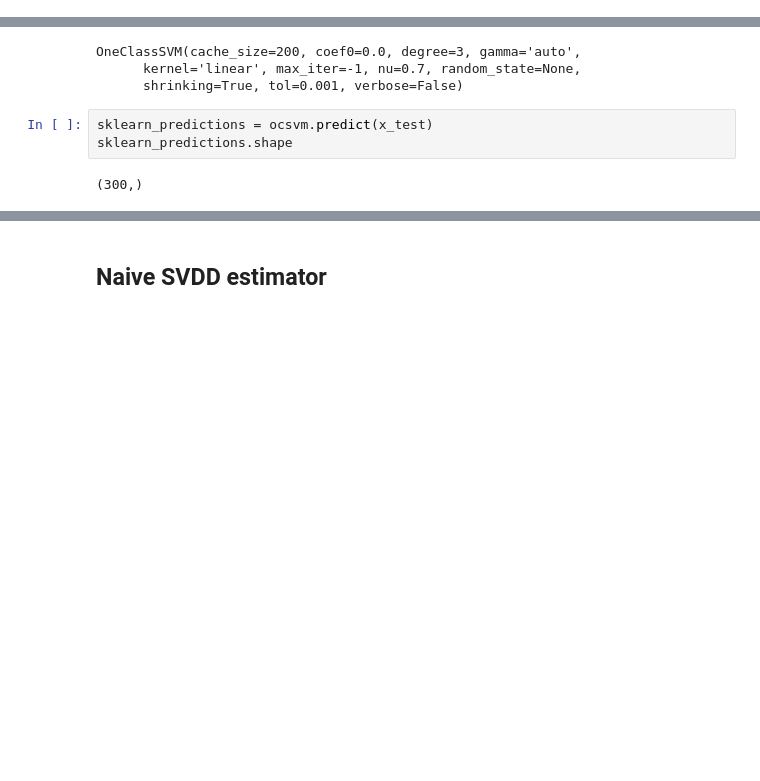
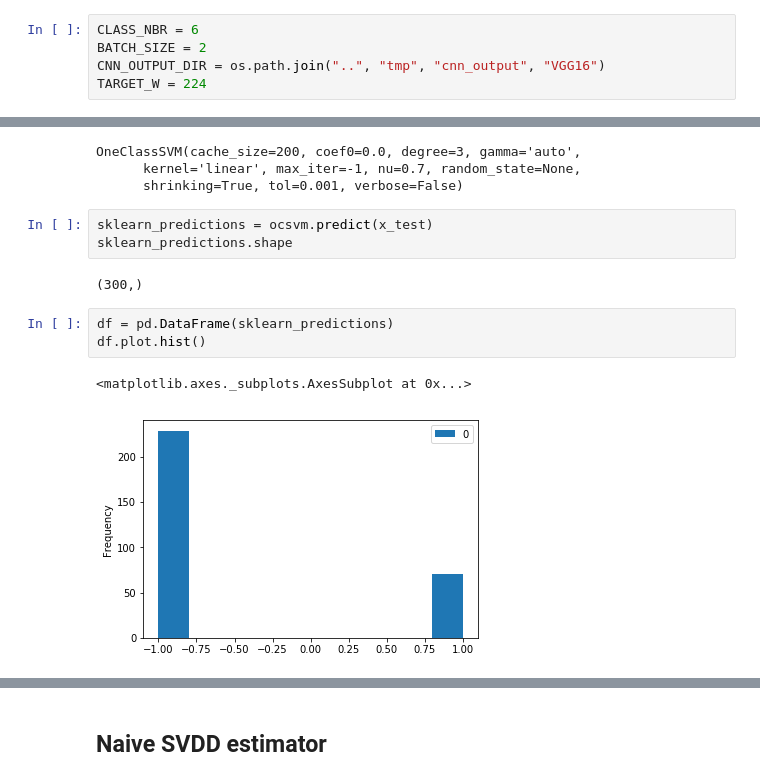
Before and after one commit to DEKHTIARJonathan/DeepOneClass, a Jupyter notebook: source_files/main.ipynb, the cells around one changed output, grey strips where cells are left out. Saved outputs shown, nothing was run; the diff lists cells and outputs as text; blank space fills up the shorter version.

```diff
--- a/source_files/main.ipynb
+++ b/source_files/main.ipynb
@@ -6,6 +6,11 @@ import tensorflow as tf
 
 tf.set_random_seed(1)
 np.random.seed(1)
+# %%
+CLASS_NBR = 6
+BATCH_SIZE = 2
+CNN_OUTPUT_DIR = os.path.join("..", "tmp", "cnn_output", "VGG16")
+TARGET_W = 224
 # %% [markdown]
 # Input data
 # %%
@@ -159,3 +173,9 @@ sklearn_predictions = ocsvm.predict(x_test)
 sklearn_predictions.shape
 # %% [output]
 (300,)
+# %%
+df = pd.DataFrame(sklearn_predictions)
+df.plot.hist()
+# %% [output]
+<matplotlib.axes._subplots.AxesSubplot at 0x...>
+[figure, added]
```
Also changed, not shown: parts of 25 cells of this notebook, 3 other files.
